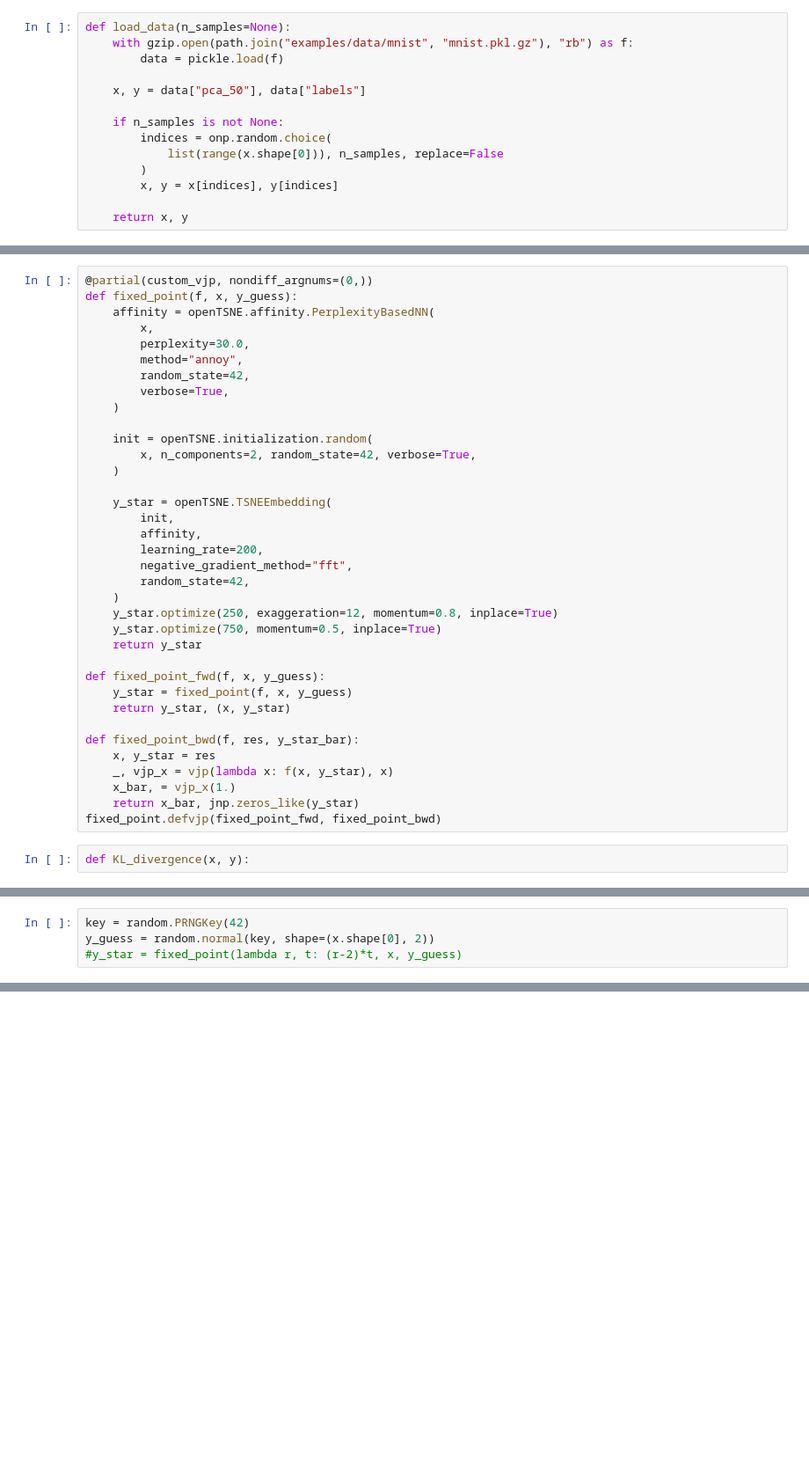
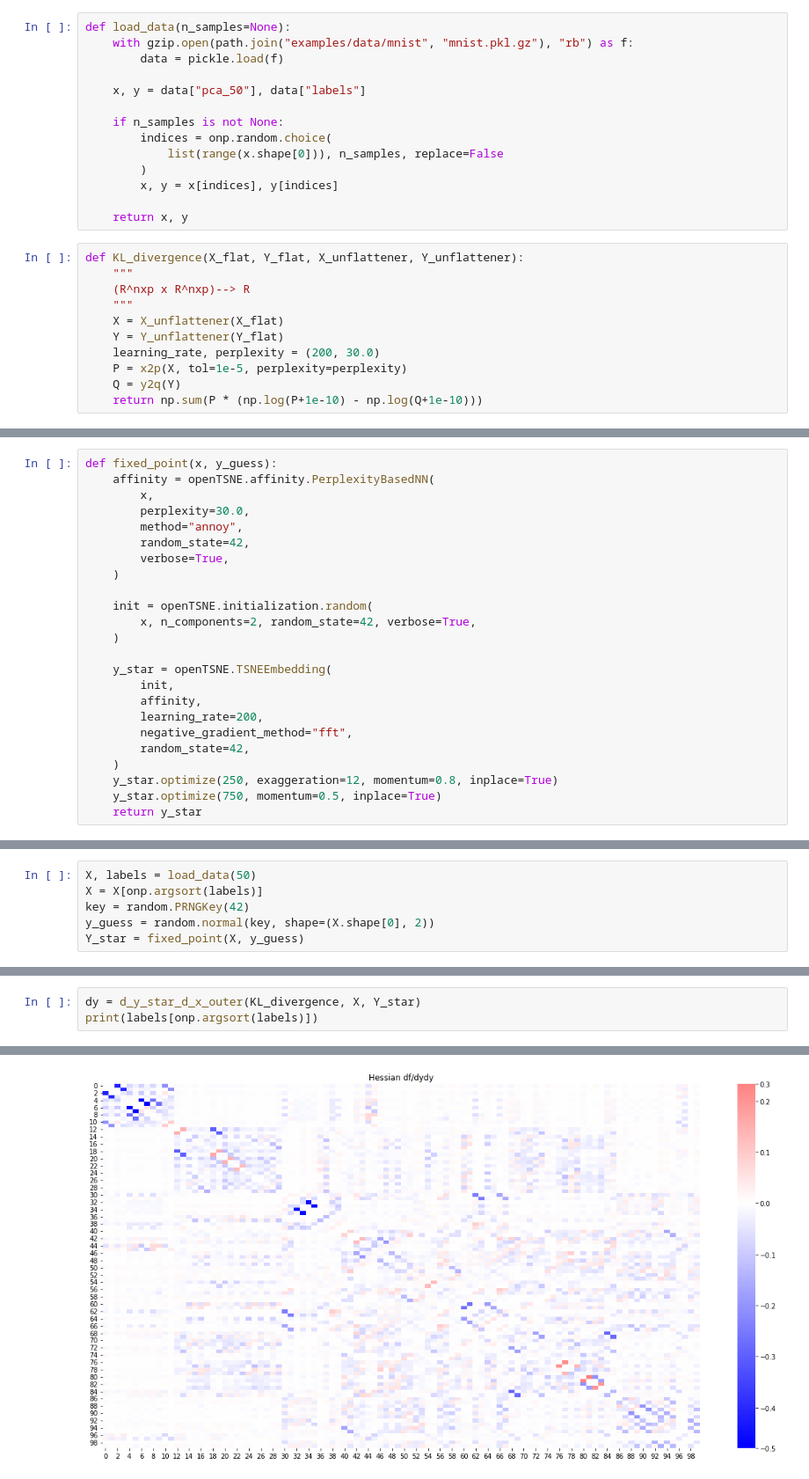
Before and after one commit to Integrative-Transcriptomics/tsne, a Jupyter notebook: IfdTsne.ipynb, the cells around one changed output, grey strips where cells are left out. Shown at 88% size. Saved outputs shown, nothing was run; the diff lists cells and outputs as text; blank space fills up the shorter version.

```diff
--- a/IfdTsne.ipynb
+++ b/IfdTsne.ipynb
@@ -28,3 +337,14 @@ def load_data(n_samples=None):
         x, y = x[indices], y[indices]
 
     return x, y
+# %%
+def KL_divergence(X_flat, Y_flat, X_unflattener, Y_unflattener):
+    """
+    (R^nxp x R^nxp)--> R
+    """
+    X = X_unflattener(X_flat)
+    Y = Y_unflattener(Y_flat)
+    learning_rate, perplexity = (200, 30.0)
+    P = x2p(X, tol=1e-5, perplexity=perplexity)
+    Q = y2q(Y)
+    return np.sum(P * (np.log(P+1e-10) - np.log(Q+1e-10)))
@@ -31,6 +385,5 @@ def load_data(n_samples=None):
 # %%
-@partial(custom_vjp, nondiff_argnums=(0,))
-def fixed_point(f, x, y_guess):
+def fixed_point(x, y_guess):
     affinity = openTSNE.affinity.PerplexityBasedNN(
         x,
         perplexity=30.0,
@@ -53,16 +406,3 @@ def fixed_point(f, x, y_guess):
     y_star.optimize(250, exaggeration=12, momentum=0.8, inplace=True)
     y_star.optimize(750, momentum=0.5, inplace=True)
     return y_star
-
-def fixed_point_fwd(f, x, y_guess):
-    y_star = fixed_point(f, x, y_guess)
-    return y_star, (x, y_star)
-
-def fixed_point_bwd(f, res, y_star_bar):
-    x, y_star = res
-    _, vjp_x = vjp(lambda x: f(x, y_star), x)
-    x_bar, = vjp_x(1.)
-    return x_bar, jnp.zeros_like(y_star)
-fixed_point.defvjp(fixed_point_fwd, fixed_point_bwd)
-# %%
-def KL_divergence(x, y):
@@ -71,5 +409,7 @@ x, label = load_data(n_samples=400)
 # %%
+X, labels = load_data(50)
+X = X[onp.argsort(labels)]
 key = random.PRNGKey(42)
-y_guess = random.normal(key, shape=(x.shape[0], 2))
-#y_star = fixed_point(lambda r, t: (r-2)*t, x, y_guess)
+y_guess = random.normal(key, shape=(X.shape[0], 2))
+Y_star = fixed_point(X, y_guess)
 # %% [output]
@@ -860,0 +420,4 @@ def tsne(init_Y, theta):
+# %%
+dy = d_y_star_d_x_outer(KL_divergence, X, Y_star)
+print(labels[onp.argsort(labels)])
+# %% [output]
@@ -860,0 +432 @@ def tsne(init_Y, theta):
+[figure, added]
```
Also changed, not shown: parts of 21 cells of this notebook.
